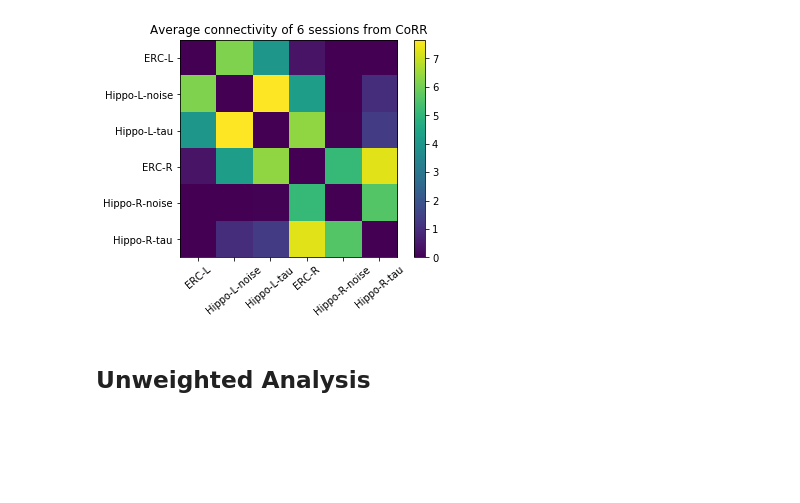
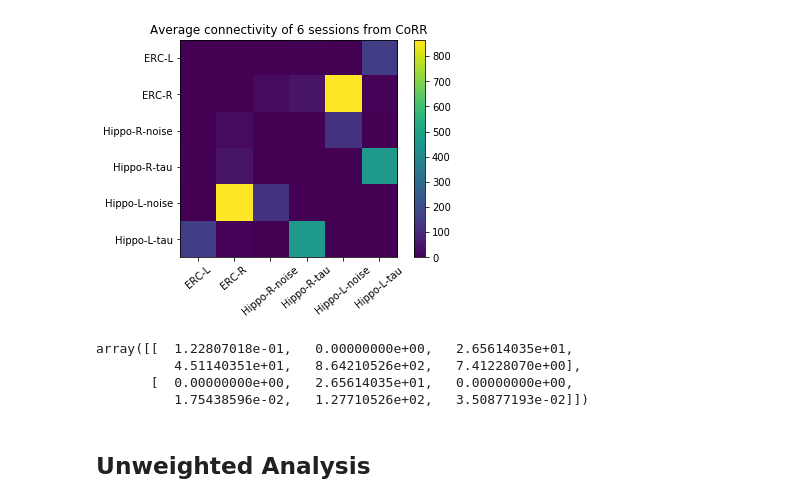
Before and after one commit to gkiar/alzhippo, a Jupyter notebook: code/hippocamp_ERC_connectivity.ipynb, the cells around one changed output. Cells and saved outputs as stored; diff of their text form; code cells hidden in the pictures; blank space fills up the shorter version.

Commit message:
updated analysis for dilated connection matrix (the stuff we did on the porch)

```diff
--- a/code/hippocamp_ERC_connectivity.ipynb
+++ b/code/hippocamp_ERC_connectivity.ipynb
@@ -8,18 +8,36 @@ import pandas
 
 %matplotlib inline
 # %%
-adjs = np.load('../data/connection_matrix.npy')
+adjs = np.load('../data/dilated_connection_matrix.npy')
 # %%
-plt.imshow(np.log(np.mean(adjs, axis=2)+1))
-labs = ['ERC-L', 'Hippo-L-noise', 'Hippo-L-tau',
-        'ERC-R', 'Hippo-R-noise', 'Hippo-R-tau']
+plt.imshow(np.mean(adjs, axis=2))
+labs = ['ERC-L', 'ERC-R',
+        'Hippo-R-noise', 'Hippo-R-tau',
+        'Hippo-L-noise', 'Hippo-L-tau']
 plt.xticks(np.arange(0, 6), labs, rotation=40)
 plt.yticks(np.arange(0, 6), labs)
 plt.title('Average connectivity of {} sessions from CoRR'.format(len(adjs)))
 plt.colorbar()
 plt.show()
 # %% [output]
-[figure, old version]
+[figure, new version]
+# %%
+avg = np.mean(adjs, axis=2)
+avg2 = np.asarray((avg[1:3,:], avg[0,:], avg[3:,:]))
+avg[1:3,:]
+# plt.imshow(np.log(avg+1))
+# labs = ['ERC-R', 'Hippo-R-noise', 'Hippo-R-tau',
+#         'ERC-L', 'Hippo-L-noise', 'Hippo-L-tau']
+# plt.xticks(np.arange(0, 6), labs, rotation=40)
+# plt.yticks(np.arange(0, 6), labs)
+# plt.title('Average connectivity of {} sessions from CoRR'.format(len(adjs)))
+# plt.colorbar()
+# plt.show()
+# %% [output]
+array([[  1.22807018e-01,   0.00000000e+00,   2.65614035e+01,
+          4.51140351e+01,   8.64210526e+02,   7.41228070e+00],
+       [  0.00000000e+00,   2.65614035e+01,   0.00000000e+00,
+          1.75438596e-02,   1.27710526e+02,   3.50877193e-02]])
 # %% [markdown]
 ## Unweighted Analysis
 # %%
```
Also changed, not shown: 2 other files.
